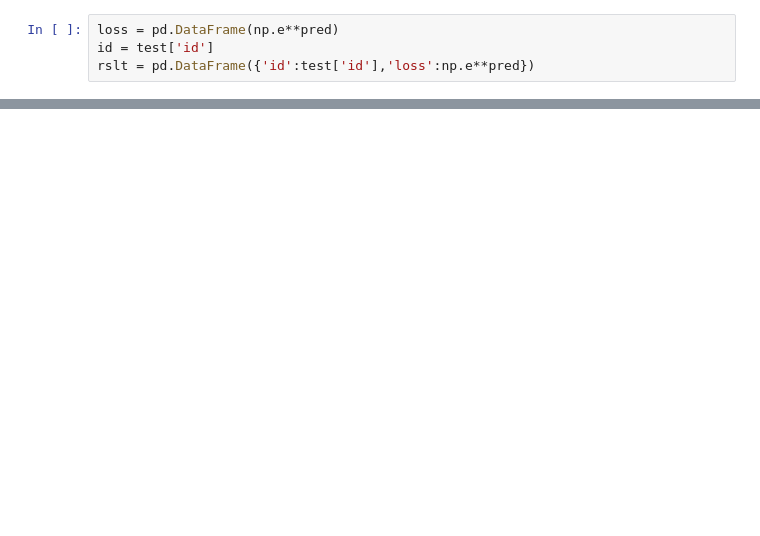
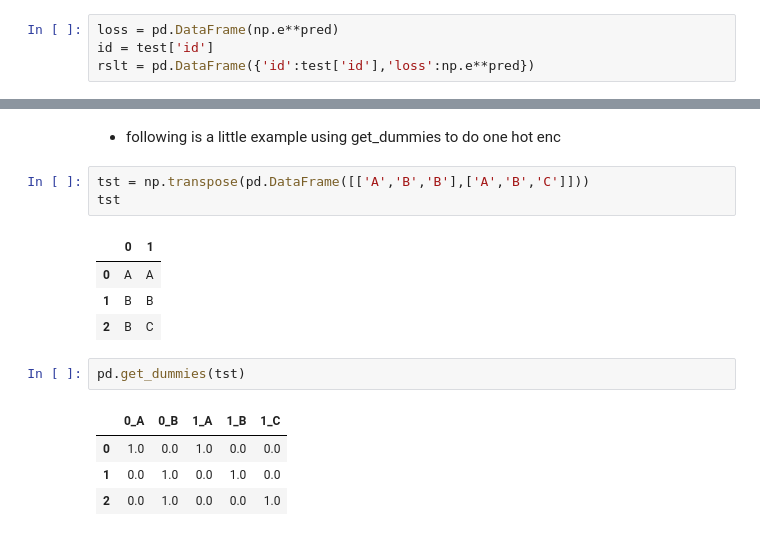
Before and after one commit to yanyang729/652_final_project_kaggle_allstate, a Jupyter notebook: kaggle.ipynb, the cells around one changed output, grey strips where cells are left out. Cells and saved outputs as stored; diff of their text form; blank space fills up the shorter version.

```diff
--- a/kaggle.ipynb
+++ b/kaggle.ipynb
@@ -66,0 +122,17 @@ rslt.to_csv('result1.csv')
+# %% [markdown]
+- following is a little example using get_dummies to do one hot enc
+# %%
+tst = np.transpose(pd.DataFrame([['A','B','B'],['A','B','C']]))
+tst
+# %% [output]
+|  | 0 | 1 |
+| 0 | A | A |
+| 1 | B | B |
+| 2 | B | C |
+# %%
+pd.get_dummies(tst)
+# %% [output]
+|  | 0_A | 0_B | 1_A | 1_B | 1_C |
+| 0 | 1.0 | 0.0 | 1.0 | 0.0 | 0.0 |
+| 1 | 0.0 | 1.0 | 0.0 | 1.0 | 0.0 |
+| 2 | 0.0 | 1.0 | 0.0 | 0.0 | 1.0 |
```
Also changed, not shown: parts of 10 cells of this notebook.
